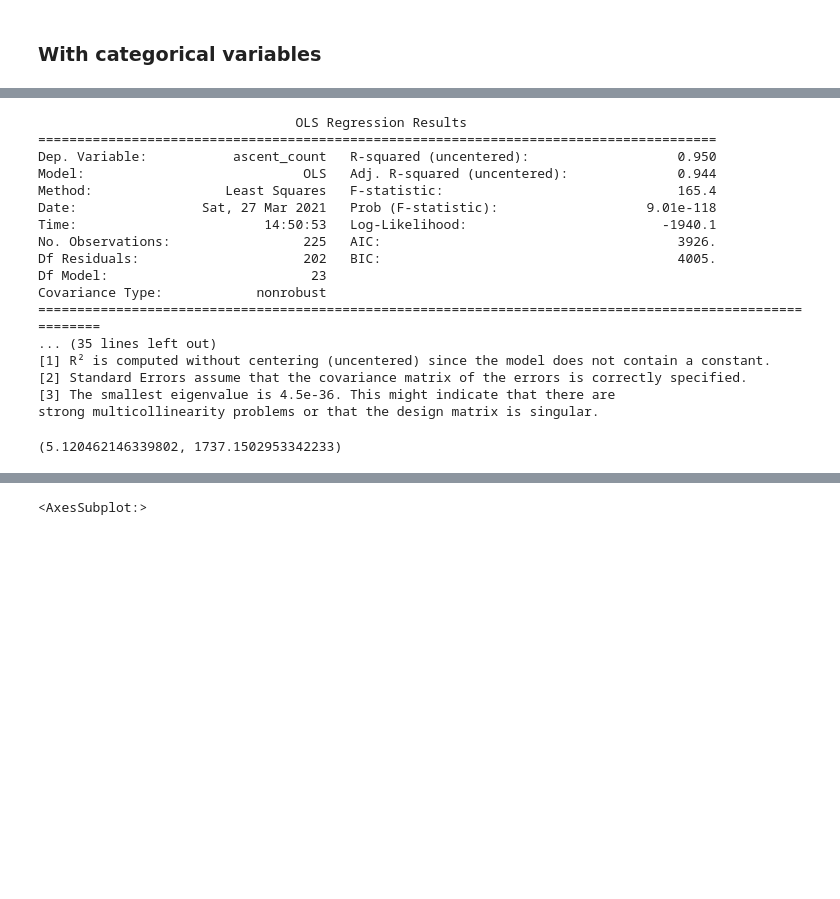
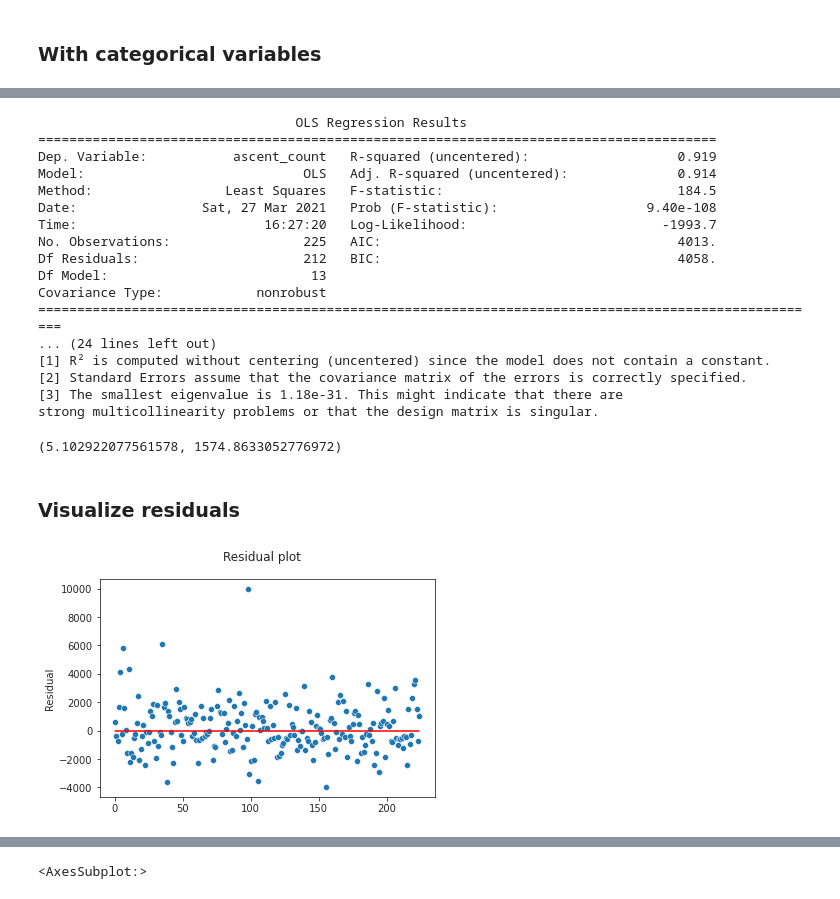
Before and after one commit to filipbalucha/FDS_final_project, a Jupyter notebook: PCA.ipynb, the cells around one changed output, grey strips where cells are left out. Cells and saved outputs as stored; diff of their text form; code cells hidden in the pictures; blank space fills up the shorter version.

Commit message:
Add residuals plot; Improve feature selection; Code cleanup; Improve charts

```diff
--- a/PCA.ipynb
+++ b/PCA.ipynb
@@ -253,3 +250,8 @@ categorical_one_hot = pd.get_dummies(munro[categorical_cols])
+# %%
+categorical_cols = ['region', 'island', 'county']
+# Since a dummy variables with n distinct values has (n-1), we drop one of the n columns for this dummy variable
+# to curb multicollinearity and thus the "Dummy Variable Trap"
+categorical_one_hot = pd.get_dummies(munro[categorical_cols], drop_first=True)
 # %%
 X = pd.concat([pd.DataFrame(transformed_values), categorical_one_hot], axis=1)
 y = munro['ascent_count']
@@ -289 +280,8 @@ X_relevant = X[relevant_cols]
+# %%
+# Pick all components where we can reject at the 1% level the null hypothesis that their coefficient is 0
+# The relevant variables improve the fit of the model
+# This finding is good news because it means that the independent variables in your model improve the fit!
+p_val_threshold = 0.0001
+relevant_cols = results.pvalues[results.pvalues <= p_val_threshold].index
+X_relevant = X[relevant_cols]
 # %%
@@ -295,23 +295,36 @@ print(results.summary())
 # %% [output]
                                  OLS Regression Results
 =======================================================================================
-Dep. Variable:           ascent_count   R-squared (uncentered):                   0.950
-Model:                            OLS   Adj. R-squared (uncentered):              0.944
-Method:                 Least Squares   F-statistic:                              165.4
-Date:                Sat, 27 Mar 2021   Prob (F-statistic):                   9.01e-118
-Time:                        14:50:53   Log-Likelihood:                         -1940.1
-No. Observations:                 225   AIC:                                      3926.
-Df Residuals:                     202   BIC:                                      4005.
-Df Model:                          23
+Dep. Variable:           ascent_count   R-squared (uncentered):                   0.919
+Model:                            OLS   Adj. R-squared (uncentered):              0.914
+Method:                 Least Squares   F-statistic:                              184.5
+Date:                Sat, 27 Mar 2021   Prob (F-statistic):                   9.40e-108
+Time:                        16:27:20   Log-Likelihood:                         -1993.7
+No. Observations:                 225   AIC:                                      4013.
+Df Residuals:                     212   BIC:                                      4058.
+Df Model:                          13
 Covariance Type:            nonrobust
-==========================================================================================================
-... (35 lines left out)
+=====================================================================================================
+... (24 lines left out)
 [1] R² is computed without centering (uncentered) since the model does not contain a constant.
 [2] Standard Errors assume that the covariance matrix of the errors is correctly specified.
-[3] The smallest eigenvalue is 4.5e-36. This might indicate that there are
+[3] The smallest eigenvalue is 1.18e-31. This might indicate that there are
 strong multicollinearity problems or that the design matrix is singular.
 # %%
 y_predicted = results.predict(X_test)
 sm.tools.eval_measures.rmspe(y_predicted, y_test), sm.tools.eval_measures.rmse(y_predicted, y_test)
 # %% [output]
-(5.120462146339802, 1737.1502953342233)
+(5.102922077561578, 1574.8633052776972)
+# %% [markdown]
+### Visualize residuals
+# %%
+# Plot the residual plot
+x = range(len(results.resid))
+sns.scatterplot(x=x, y=results.resid)
+sns.lineplot(x=x, y=0, color='red')
+
+plt.suptitle('Residual plot')
+plt.ylabel('Residual')
+plt.show()
+# %% [output]
+[figure, added]
```
Also changed, not shown: parts of 12 cells of this notebook.
